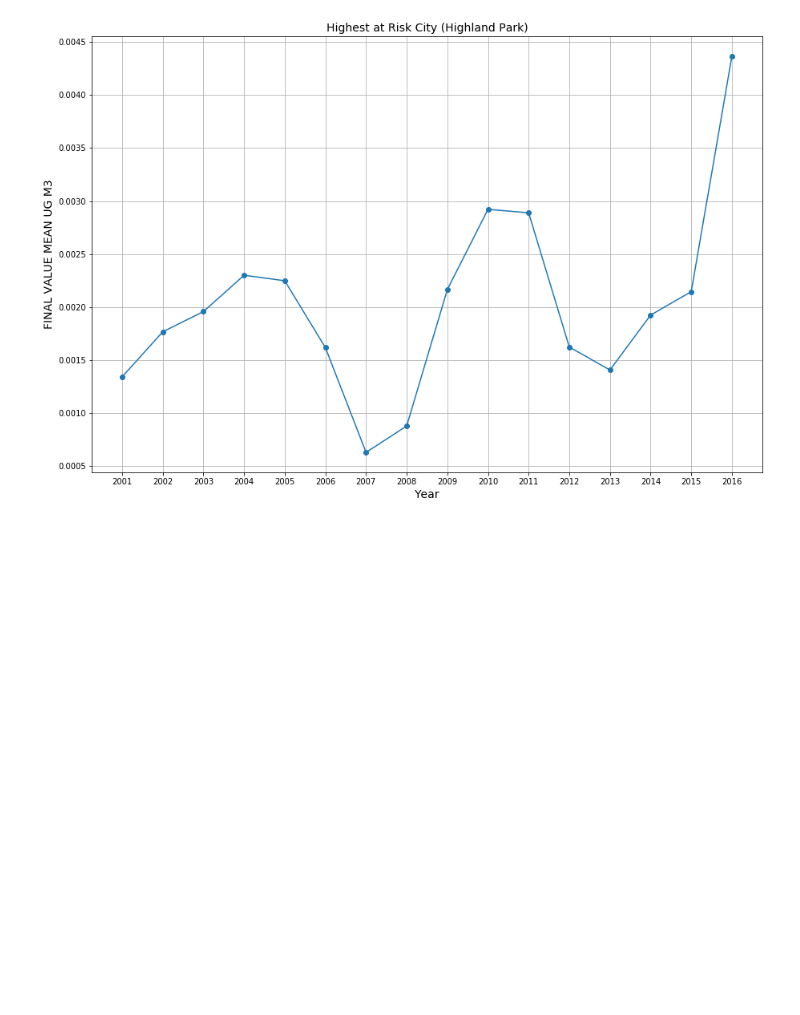
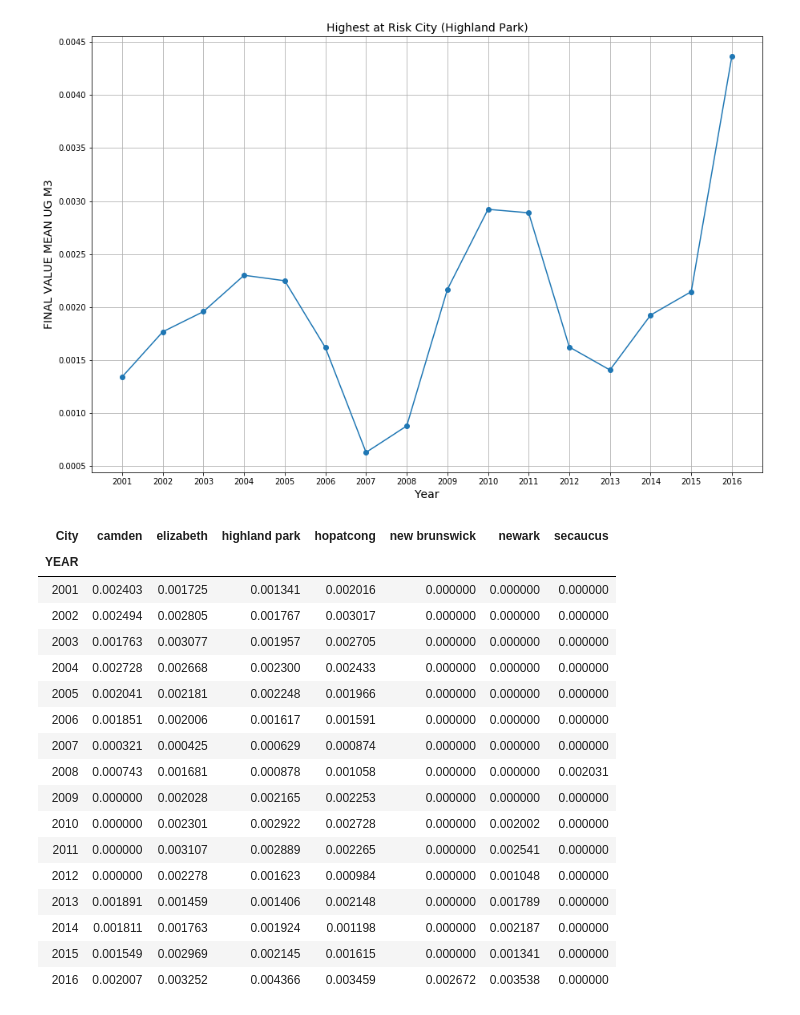
Before and after one commit to jjjjjeb/NJAir_EDA, a Jupyter notebook: CadmiumAnalysis.ipynb, the cells around one changed output. Cells and saved outputs as stored; diff of their text form; code cells hidden in the pictures; blank space fills up the shorter version.

```diff
--- a/CadmiumAnalysis.ipynb
+++ b/CadmiumAnalysis.ipynb
@@ -359,3 +364,29 @@ plt.grid(True)
 plt.show()
 # %% [output]
 [figure]
+# %%
+# city_df=city_df[city_df['City']=='camden', 'elizabeth', 'highland park', 'hopatcong']
+
+city_df_pivot=city_df.reset_index().pivot('YEAR','City','SAMPLE_VALUE_STD_FINAL_UG_M3')
+city_df_pivot=city_df_pivot.fillna(0)
+
+city_df_pivot
+# %% [output]
+| City | camden | elizabeth | highland park | hopatcong | new brunswick | newark | secaucus |
+| YEAR |  |  |  |  |  |  |  |
+| 2001 | 0.002403 | 0.001725 | 0.001341 | 0.002016 | 0.000000 | 0.000000 | 0.000000 |
+| 2002 | 0.002494 | 0.002805 | 0.001767 | 0.003017 | 0.000000 | 0.000000 | 0.000000 |
+| 2003 | 0.001763 | 0.003077 | 0.001957 | 0.002705 | 0.000000 | 0.000000 | 0.000000 |
+| 2004 | 0.002728 | 0.002668 | 0.002300 | 0.002433 | 0.000000 | 0.000000 | 0.000000 |
+| 2005 | 0.002041 | 0.002181 | 0.002248 | 0.001966 | 0.000000 | 0.000000 | 0.000000 |
+| 2006 | 0.001851 | 0.002006 | 0.001617 | 0.001591 | 0.000000 | 0.000000 | 0.000000 |
+| 2007 | 0.000321 | 0.000425 | 0.000629 | 0.000874 | 0.000000 | 0.000000 | 0.000000 |
+| 2008 | 0.000743 | 0.001681 | 0.000878 | 0.001058 | 0.000000 | 0.000000 | 0.002031 |
+| 2009 | 0.000000 | 0.002028 | 0.002165 | 0.002253 | 0.000000 | 0.000000 | 0.000000 |
+| 2010 | 0.000000 | 0.002301 | 0.002922 | 0.002728 | 0.000000 | 0.002002 | 0.000000 |
+| 2011 | 0.000000 | 0.003107 | 0.002889 | 0.002265 | 0.000000 | 0.002541 | 0.000000 |
+| 2012 | 0.000000 | 0.002278 | 0.001623 | 0.000984 | 0.000000 | 0.001048 | 0.000000 |
+| 2013 | 0.001891 | 0.001459 | 0.001406 | 0.002148 | 0.000000 | 0.001789 | 0.000000 |
+| 2014 | 0.001811 | 0.001763 | 0.001924 | 0.001198 | 0.000000 | 0.002187 | 0.000000 |
+| 2015 | 0.001549 | 0.002969 | 0.002145 | 0.001615 | 0.000000 | 0.001341 | 0.000000 |
+| 2016 | 0.002007 | 0.003252 | 0.004366 | 0.003459 | 0.002672 | 0.003538 | 0.000000 |
```
Also changed, not shown: parts of 16 cells of this notebook.
